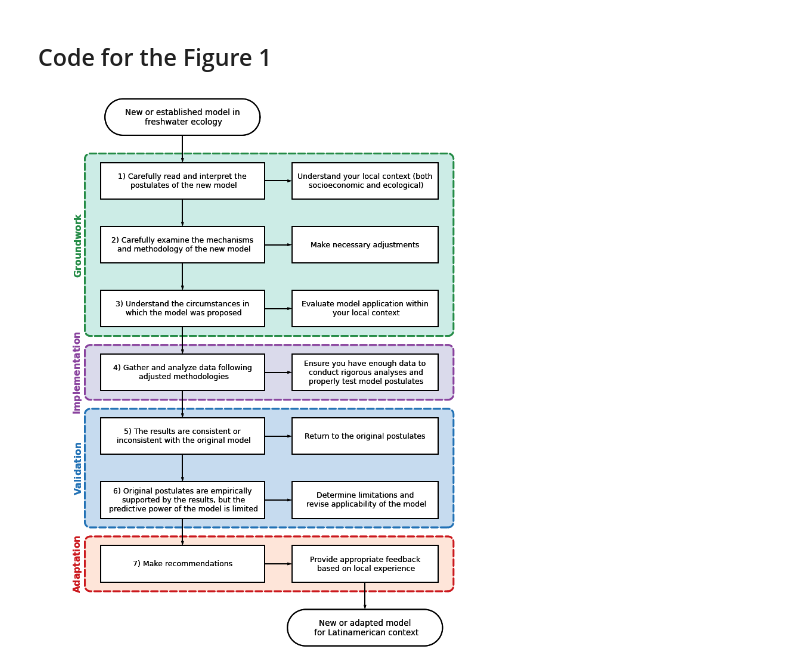
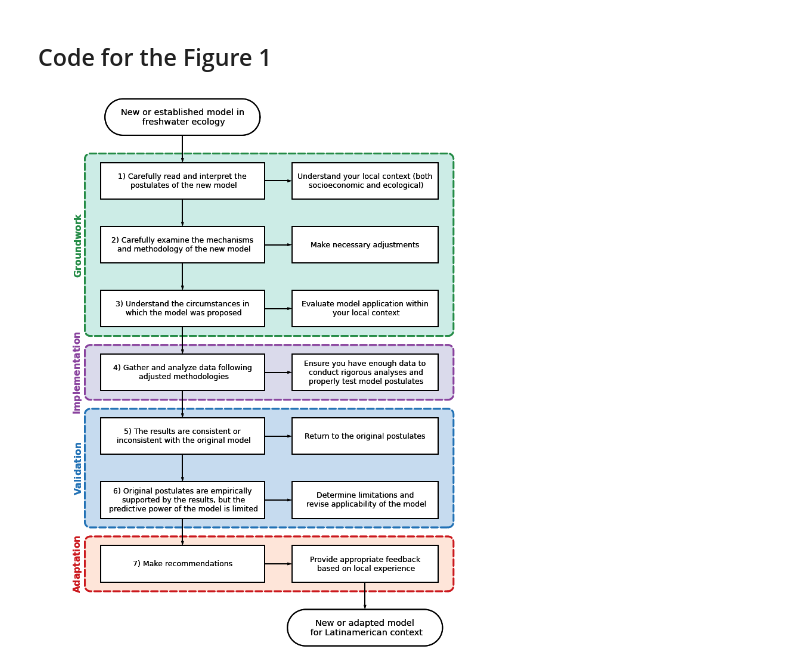
Before and after one commit to PEGutierrezF/flow_chart_mcf, a Jupyter notebook: Figure 1 Flow chart.ipynb, the cells around one changed output. Saved outputs shown, nothing was run; the diff lists cells and outputs as text; code cells hidden in the pictures.

```diff
--- a/Figure 1 Flow chart.ipynb
+++ b/Figure 1 Flow chart.ipynb
@@ -26,7 +26,7 @@ with schemdraw.Drawing() as d:
 #    d.config(fontsize=14)
 
     #Steps
-    d += (b := flow.Start(w=8.5, h=2).label('New or established model in\n freshwater ecology', fontsize=15))
+    d += (b := flow.Start(w=8.5, h=2).label('New or established model in\n freshwater ecology', fontsize=16))
     d += flow.Arrow().down(d.unit/2)
 
     d += (step1 := flow.Box(w=9, h=2).label('1) Carefully read and interpret the\n postulates of the new model')
@@ -80,32 +80,32 @@ with schemdraw.Drawing() as d:
     d += flow.Arrow().right(d.unit/2).at(step6.E)
     d += (act6 := flow.Box(w=8, h=2).label('Determine limitations and\n revise applicability of the model')
           .fill('white'))
 
     d += flow.Arrow().right(d.unit/2).at(step7.E)
     d += (act7 := flow.Box(w=8, h=2).anchor('W').label('Provide appropriate feedback\n based on local experience')
          .fill('white'))
 
     d += flow.Arrow().down(d.unit/2).at(act7.S)
-    d += flow.Start(w=8.5, h=2).label('New or adapted model\n for Latinamerican context', fontsize=15)
+    d += flow.Start(w=8.5, h=2).label('New or adapted model\n for Latinamerican context', fontsize=16)
 
 
 
     #Phase names.  Frame each phase.
     d += (phase1 := elm.EncircleBox([step1, step2, step3, act1, act2, act3], padx=.85,pady=0.5).linestyle('--')
           .linewidth(3).color('#238b45').fill('#ccece6').label(r'$\bfGroundwork$', loc='left', rotate=90, fontsize=17))
 
     d += (phase2 := elm.EncircleBox([step4, act4], padx=.85,pady=0.5).linestyle('--')
           .linewidth(3).color('#88419d').fill("#dadaeb").label(r'$\bfImplementation$', loc='left',rotate=90, fontsize=17))
 
     d += (phase2 := elm.EncircleBox([step5, step6, act5, act6], padx=.85,pady=0.5).linestyle('--')
           .linewidth(3).color('#2171b5').fill("#c6dbef").label(r'$\bfValidation$', loc='left',rotate=90, fontsize=17))
 
     d += (phase3 := elm.EncircleBox([step7, act7], padx=0.85, pady=.5).linestyle('--')
           .linewidth(3).color('#cb181d').fill('#fee5d9').label(r'$\bfAdaptation$', loc='left', rotate=90, fontsize=17))
 
 
     # Save and export figure
     d.save("Figure 1.jpg", dpi=300)
     d.save("Figure 1.eps", dpi=300)
 # %% [output]
-[figure, old version]
+[figure, new version]
```
Also changed, not shown: 2 other files.
